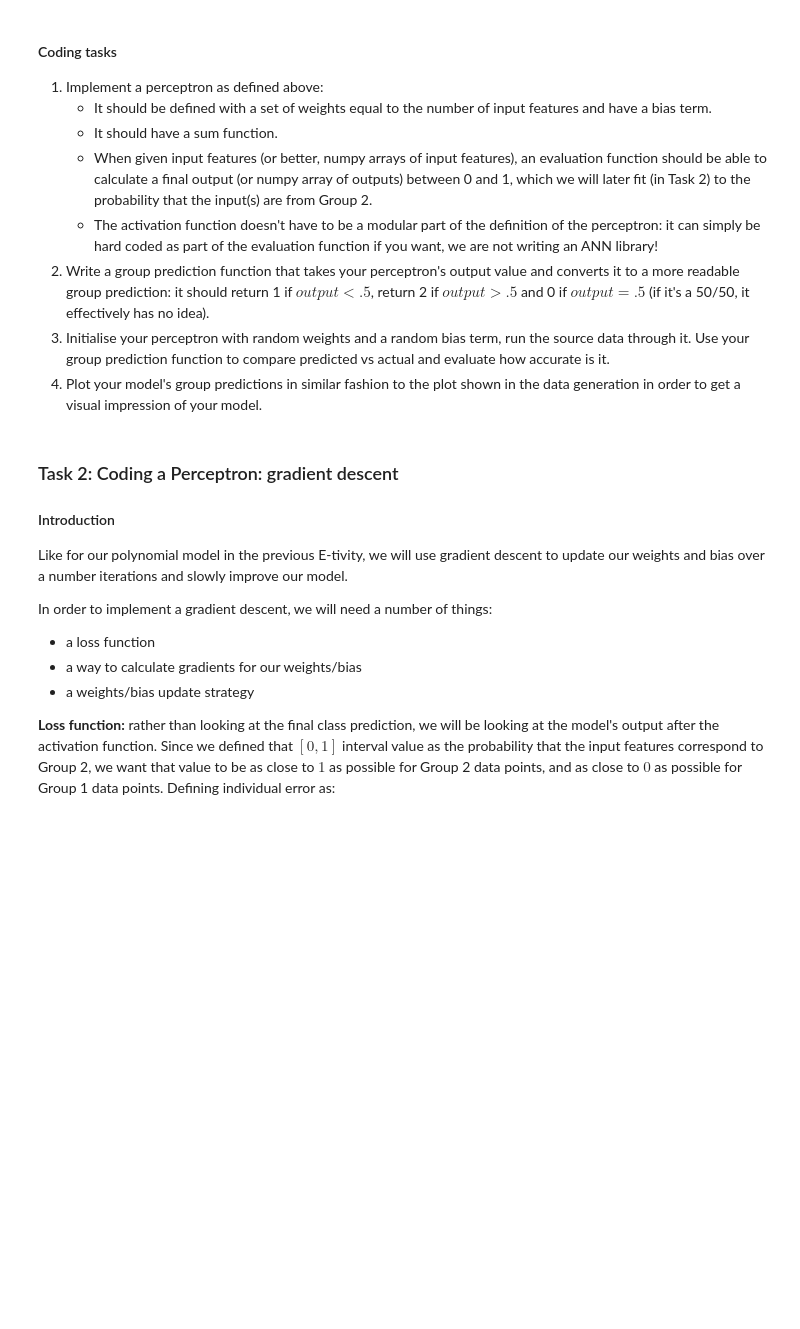
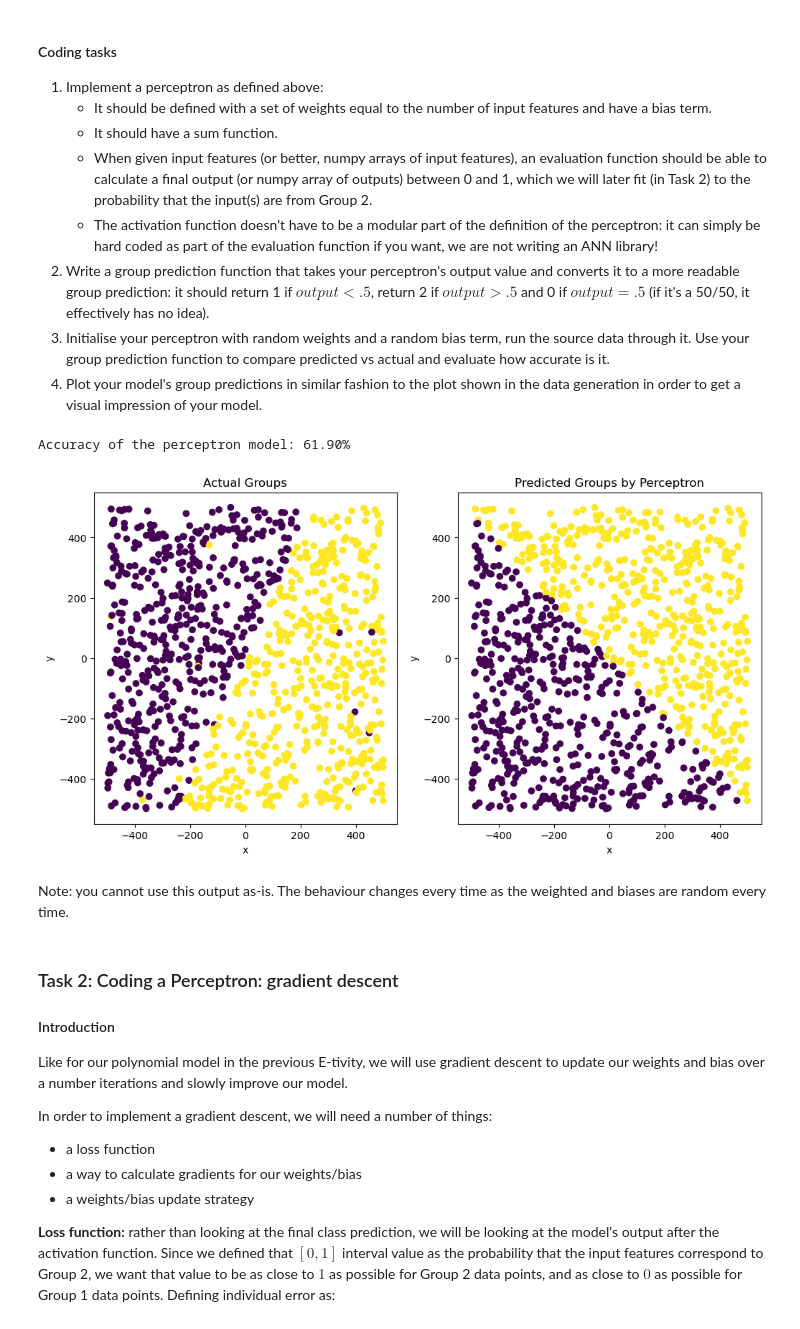
Before and after one commit to sean-meade/Neural-Networks, a Jupyter notebook: Etivity2_NeuralNetworks_9539719.ipynb, the cells around one changed output. Drawn from its saved outputs; the diff is of its cells as text; code cells hidden in the pictures; blank space fills up the shorter version.

Commit message:
Update the simple perceptron evaluation

```diff
--- a/Etivity2_NeuralNetworks_9539719.ipynb
+++ b/Etivity2_NeuralNetworks_9539719.ipynb
@@ -101,6 +99,82 @@ So Which means our perceptron looks like this:
  2. Write a group prediction function that takes your perceptron's output value and converts it to a more readable group prediction: it should return 1 if $output<.5$, return 2 if $output>.5$ and 0 if $output=.5$ (if it's a 50/50, it effectively has no idea).
  3. Initialise your perceptron with random weights and a random bias term, run the source data through it. Use your group prediction function to compare predicted vs actual and evaluate how accurate is it.
  4. Plot your model's group predictions in similar fashion to the plot shown in the data generation in order to get a visual impression of your model.
+# %%
+# Implementing the perceptron
+class Perceptron:
+    """
+    A perceptron is a single neuron with a single activation function.
+    """
+
+    def __init__(self, input_features: int) -> None:
+        """
+        Initialise the perceptron with random weights (based on #features) and a random bias.
+
+        :param input_features: The number of features in the input data.
+        :return: None
+        """
+        self.weights = np.random.rand(input_features)
+        self.bias = np.random.rand()
+
+    def sum_function(self, inputs: np.ndarray) -> float:
+        """
+        Calculate the sum of the inputs multiplied by the weights and add the bias.
+
+        :param inputs: The input data.
+        :return: The sum of the inputs multiplied by the weights and add the bias.
+        """
+
+        inputs = np.array(inputs)
+
+        return np.dot(inputs, self.weights) + self.bias
+
+    def evaluate(self, inputs: np.ndarray) -> np.ndarray:
+        """
+        Evaluate the perceptron for given inputs and return group classifications.
+
+        :param inputs: The input data (can be a batch of inputs).
+        :return: The group classifications for each input.
+        """
+        sum_results = np.dot(inputs, self.weights) + self.bias
+
+        outputs = 1 / (1 + np.exp(-sum_results))  # Sigmoid activation function
+
+        return np.where(outputs < 0.5, 1, 2)
+
+num_features = 2
+
+# Initialize perceptron for two features
+perceptron = Perceptron(num_features)
+
+# Prepare data for batch processing
+input_data = np.column_stack((x, y))
+
+# Batch processing for predictions
+predicted_groups = perceptron.evaluate(input_data)
+
+# Calculate accuracy
+accuracy = np.mean(predicted_groups == Group)
+print(f"Accuracy of the perceptron model: {accuracy*100:.2f}%")
+
+# Plotting
+fig, axs = plt.subplots(1, 2, figsize=(12, 6))
+
+axs[0].scatter(x, y, c=Group)
+axs[0].set_title('Actual Groups')
+axs[0].set_xlabel('x')
+axs[0].set_ylabel('y')
+
+axs[1].scatter(x, y, c=predicted_groups)
+axs[1].set_title('Predicted Groups by Perceptron')
+axs[1].set_xlabel('x')
+axs[1].set_ylabel('y')
+
+plt.show()
+# %% [output]
+Accuracy of the perceptron model: 61.90%
+[figure, added]
+# %% [markdown]
+Note: you cannot use this output as-is. The behaviour changes every time as the weighted and biases are random every time.
 # %% [markdown]
 ### Task 2: Coding a Perceptron: gradient descent
 
```
Also changed, not shown: parts of 7 cells of this notebook.
